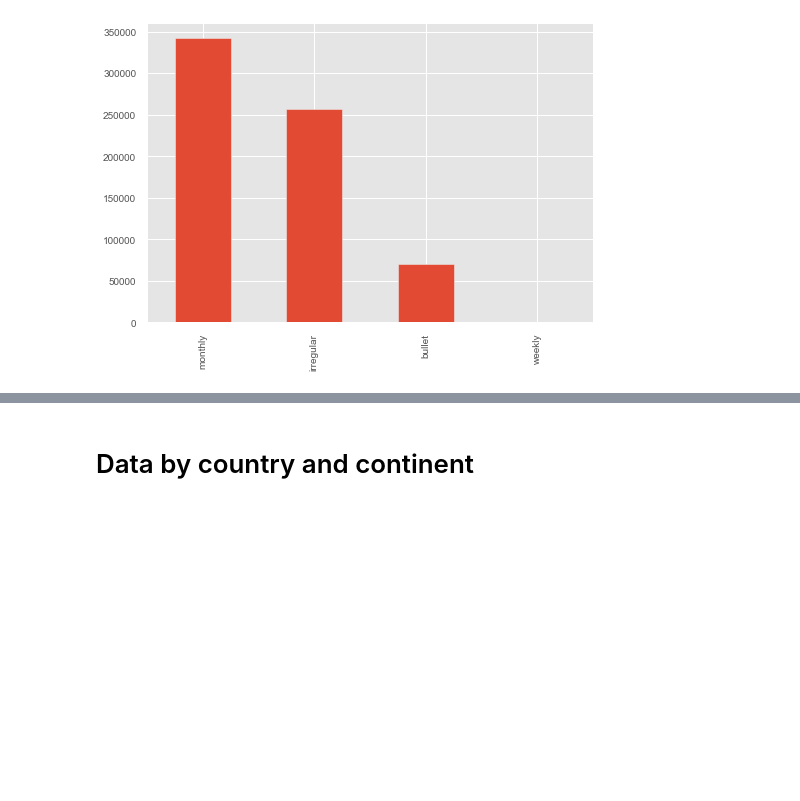
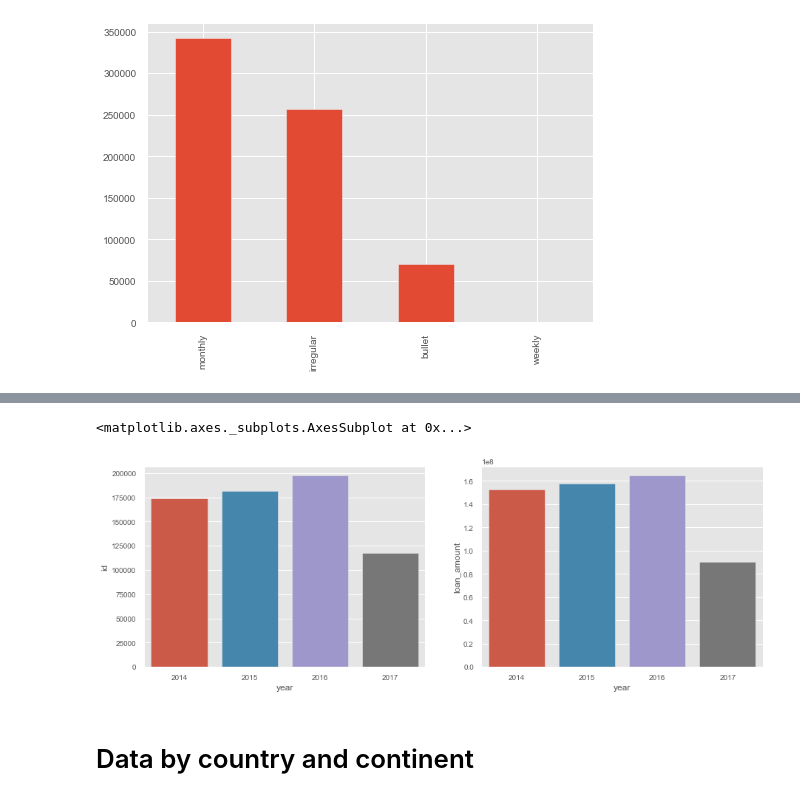
Before and after one commit to alexlyan/Kaggle_notebooks, a Jupyter notebook: Kiva_founding/kiva_note_1.ipynb, the cells around one changed output, grey strips where cells are left out. Cells and saved outputs as stored; diff of their text form; code cells hidden in the pictures; blank space fills up the shorter version.

```diff
--- a/Kiva_founding/kiva_note_1.ipynb
+++ b/Kiva_founding/kiva_note_1.ipynb
@@ -262,0 +305,6 @@ kiva_loans.repayment_interval.value_counts().nlargest(10).plot(kind='bar')
+# %%
+# creating year column
+kiva_loans.posted_time = pd.to_datetime(kiva_loans.posted_time)
+kiva_loans['year'] = kiva_loans.posted_time.dt.year
+year_count = kiva_loans.groupby('year').count()
+year_sum = kiva_loans.groupby('year').sum()
@@ -263,3 +320,14 @@ kiva_loans.repayment_interval.value_counts().nlargest(10).plot(kind='bar')
+# %%
+# Plotting barcharts
+fig, ax = plt.subplots(1, 2, figsize=(15, 5))
+# ploting count by year
+sns.barplot(x=year_count.index, y='id', data=year_count, ax=ax[0])
+
+# plotting loans sum by year
+sns.barplot(x=year_sum.index, y='loan_amount', data=year_sum, ax=ax[1])
+# %% [output]
+<matplotlib.axes._subplots.AxesSubplot at 0x...>
+[figure, added]
 # %% [markdown]
 # Data by country and continent
 # %%
```
Also changed, not shown: parts of 9 cells of this notebook.
